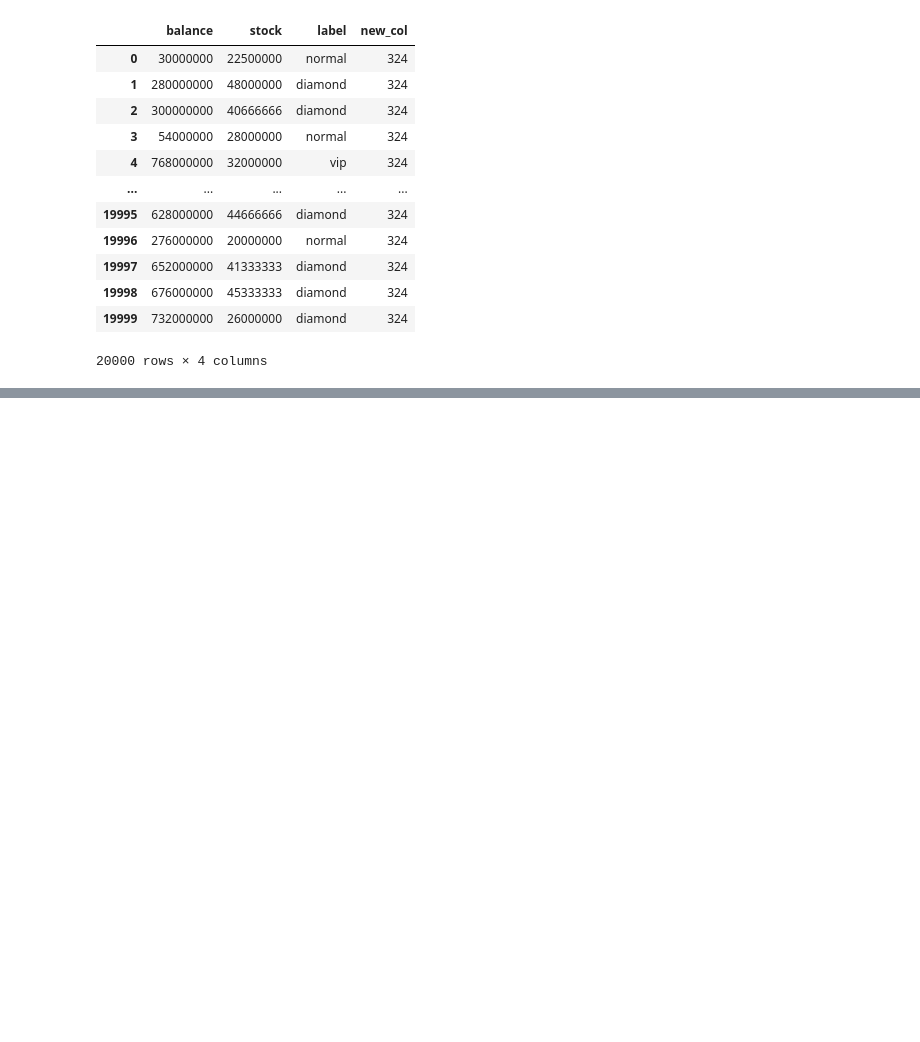
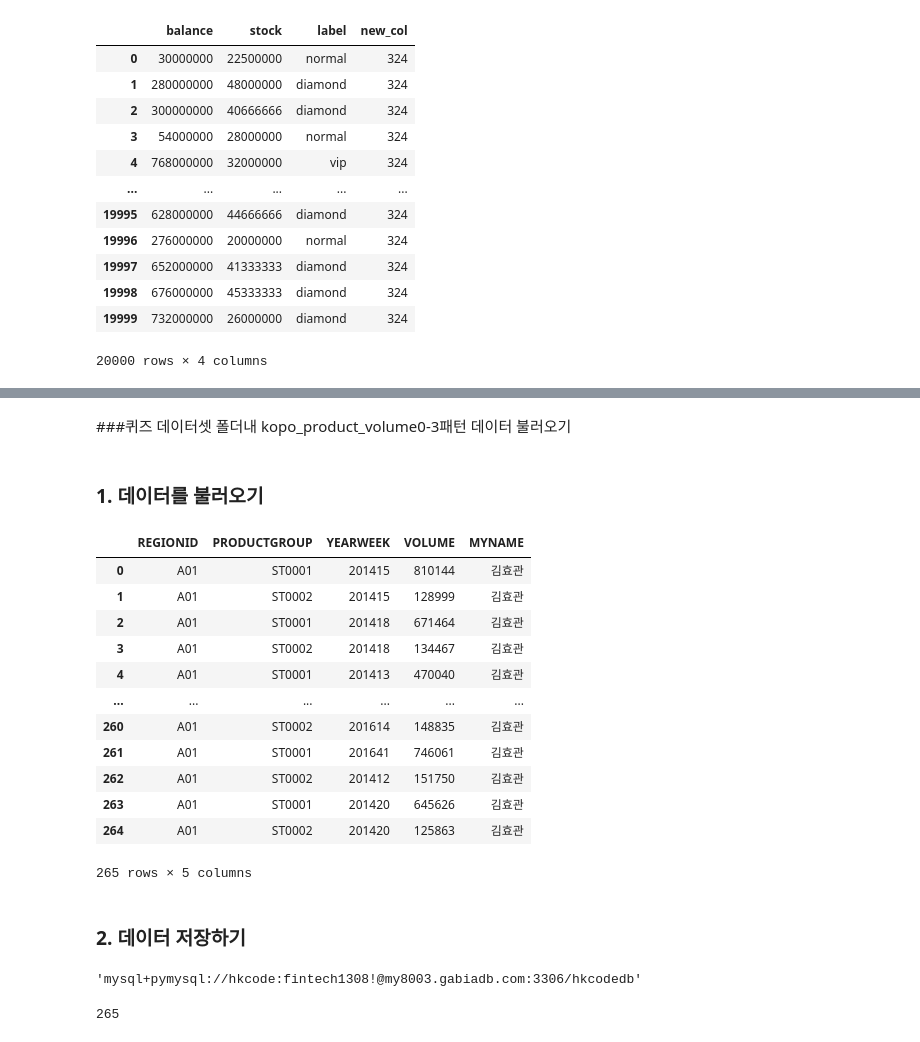
Before and after one commit to hyokwan/data_analysis_2025, a Jupyter notebook: 03. 데이터 불러오기/데이터_불러오기.ipynb, the cells around one changed output, grey strips where cells are left out. Saved outputs shown, nothing was run; the diff lists cells and outputs as text; code cells hidden in the pictures; blank space fills up the shorter version.

```diff
--- a/03. 데이터 불러오기/데이터_불러오기.ipynb
+++ b/03. 데이터 불러오기/데이터_불러오기.ipynb
@@ -94,0 +102,29 @@ csData
+# %% [markdown]
+###퀴즈 데이터셋 폴더내 kopo_product_volume0-3패턴 데이터 불러오기
+# %% [markdown]
+### 1. 데이터를 불러오기
+# %%
+dataPath = "../dataset/"
+# %%
+eachFileName = "kopo_product_volume0.csv"
+eachDf = pd.read_csv(dataPath + eachFileName)
+# %%
+eachDf["MYNAME"] = "김효관"
+# %%
+eachDf
+# %% [output]
+|  | REGIONID | PRODUCTGROUP | YEARWEEK | VOLUME | MYNAME |
+| 0 | A01 | ST0001 | 201415 | 810144 | 김효관 |
+| 1 | A01 | ST0002 | 201415 | 128999 | 김효관 |
+| 2 | A01 | ST0001 | 201418 | 671464 | 김효관 |
+| 3 | A01 | ST0002 | 201418 | 134467 | 김효관 |
+| 4 | A01 | ST0001 | 201413 | 470040 | 김효관 |
+| ... | ... | ... | ... | ... | ... |
+| 260 | A01 | ST0002 | 201614 | 148835 | 김효관 |
+| 261 | A01 | ST0001 | 201641 | 746061 | 김효관 |
+| 262 | A01 | ST0002 | 201412 | 151750 | 김효관 |
+| 263 | A01 | ST0001 | 201420 | 645626 | 김효관 |
+| 264 | A01 | ST0002 | 201420 | 125863 | 김효관 |
+265 rows × 5 columns
+# %% [markdown]
+### 2. 데이터 저장하기
@@ -94,0 +133,11 @@ csData
+# %%
+### 데이터베이스 접속정보
+user = "hkcode"
+password = "fintech1308!"
+dbip = "my8003.gabiadb.com"
+dbport = "3306"
+database = "hkcodedb"
+dbConPath = f"mysql+pymysql://{user}:{password}@{dbip}:{dbport}/{database}"
+dbConPath
+# %% [output]
+'mysql+pymysql://hkcode:fintech1308!@my8003.gabiadb.com:3306/hkcodedb'
@@ -94,0 +148,4 @@ csData
+# %%
+eachDf.to_sql(name = tableName, con=myEngine, index=False, if_exists="replace")
+# %% [output]
+265
```
Also changed, not shown: parts of 9 cells of this notebook.
